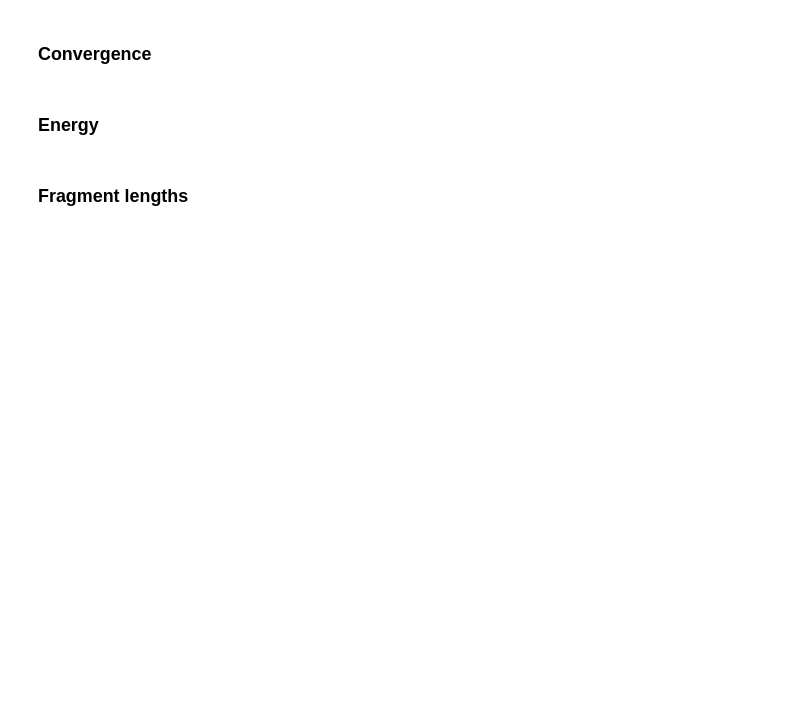
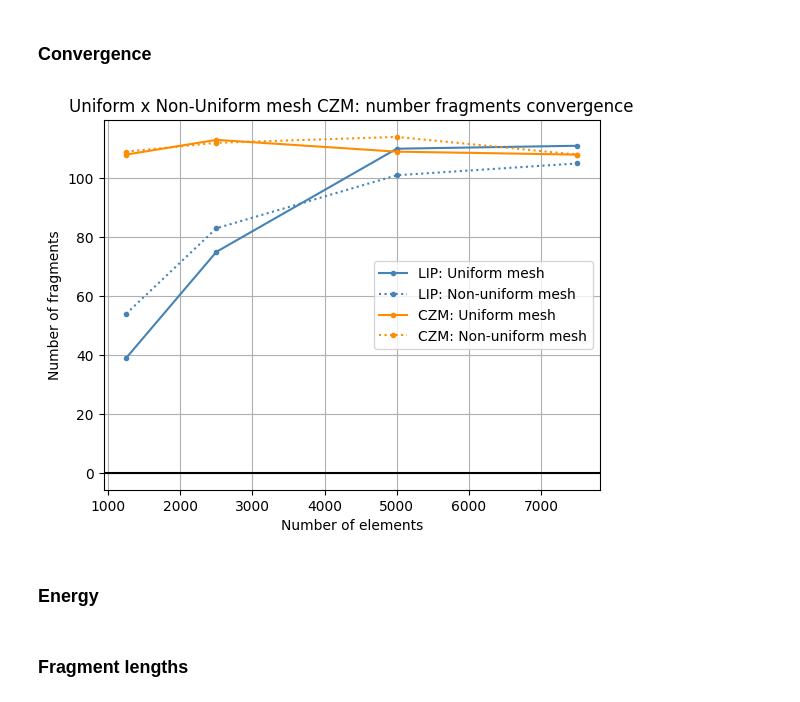
Before and after one commit to raquel-dantas/DynFrag1D, a Jupyter notebook: mesh_study_czm_lip.ipynb, the cells around one changed output. Drawn from its saved outputs; the diff is of its cells as text; code cells hidden in the pictures; blank space fills up the shorter version.

```diff
--- a/mesh_study_czm_lip.ipynb
+++ b/mesh_study_czm_lip.ipynb
@@ -720,30 +729,31 @@ plotCompareCZMLIP(
 # %% [markdown]
 ### Convergence
 # %%
-meshes = [1250, 2500, 5000]
+meshes = [1250, 2500, 5000, 7500]
 lip_nfrag_uniform = [
     ["1250 elements", lip_time_uniform_1250el, lip_n_fragments_uniform_1250el],
     ["2500 elements", lip_time_uniform_2500el, lip_n_fragments_uniform_2500el],
     ["5000 elements", lip_time_uniform_5000el, lip_n_fragments_uniform_5000el],
-    # ["7500 elements", lip_time_uniform_7500el, lip_n_fragments_uniform_7500el],
+    ["7500 elements", lip_time_uniform_7500el, lip_n_fragments_uniform_7500el],
 ]
 lip_nfrag_non_uniform =[
     ["1250 elements", lip_time_non_uniform_1250el, lip_n_fragments_non_uniform_1250el],
     ["2500 elements", lip_time_non_uniform_2500el, lip_n_fragments_non_uniform_2500el],
     ["5000 elements", lip_time_non_uniform_5000el, lip_n_fragments_non_uniform_5000el],
-    # ["7500 elements", lip_time_non_uniform_7500el, lip_n_fragments_non_uniform_7500el],
+    ["7500 elements", lip_time_non_uniform_7500el, lip_n_fragments_non_uniform_7500el],
+
 ]
 aka_nfrag_uniform = [
     ["1250 elements", aka_time_uniform_1250el, aka_n_fragments_uniform_1250el],
     ["2500 elements", aka_time_uniform_2500el, aka_n_fragments_uniform_2500el],
     ["5000 elements", aka_time_uniform_5000el, aka_n_fragments_uniform_5000el],
-    # ["7500 elements", aka_time_uniform_7500el, aka_n_fragments_uniform_7500el],
+    ["7500 elements", aka_time_uniform_7500el, aka_n_fragments_uniform_7500el],
 ]
 aka_nfrag_non_uniform =[
     ["1250 elements", aka_time_non_uniform_1250el, aka_n_fragments_non_uniform_1250el],
     ["2500 elements", aka_time_non_uniform_2500el, aka_n_fragments_non_uniform_2500el],
     ["5000 elements", aka_time_non_uniform_5000el, aka_n_fragments_non_uniform_5000el],
-    # ["7500 elements", aka_time_non_uniform_7500el, aka_n_fragments_non_uniform_7500el],
+    ["7500 elements", aka_time_non_uniform_7500el, aka_n_fragments_non_uniform_7500el],
 ]
 
 
@@ -763,33 +773,35 @@ def plotConvergenceCZMLIP(results0, results1, results2, results3,  meshes, title
     final_values1 = np.zeros(nb_simulations)
     final_values2 = np.zeros(nb_simulations)
     final_values3 = np.zeros(nb_simulations)
 
     for i in range(nb_simulations):
         x_values[i] = meshes[i]
         final_values0[i] = max(results0[i][2])
         final_values1[i] = max(results1[i][2])
         final_values2[i] = max(results2[i][2])
         final_values3[i] = max(results3[i][2])
     plt.plot(x_values, final_values0, marker='.',label='LIP: Uniform mesh', color='steelblue')
     plt.plot(x_values, final_values1, marker='.',label="LIP: Non-uniform mesh", color='steelblue', linestyle='dotted')
     plt.plot(x_values, final_values2, marker='.',label="CZM: Uniform mesh", color='darkorange')
     plt.plot(x_values, final_values3, marker='.',label="CZM: Non-uniform mesh", color='darkorange', linestyle='dotted')
 
     plt.legend()
     plt.savefig(save_filename)
     plt.show()
 
 
 plotConvergenceCZMLIP(
     lip_nfrag_uniform,
     lip_nfrag_non_uniform,
     aka_nfrag_uniform,
     aka_nfrag_non_uniform,
     meshes,
     title="Uniform x Non-Uniform mesh CZM: number fragments convergence",
     label_x="Number of elements",
     label_y="Number of fragments",
     save_filename="LOG/mesh_study/plots/mesh_convergence.svg")
+# %% [output]
+[figure, added]
 # %% [markdown]
 ### Energy
 # %%
```
Also changed, not shown: parts of 6 cells of this notebook.
